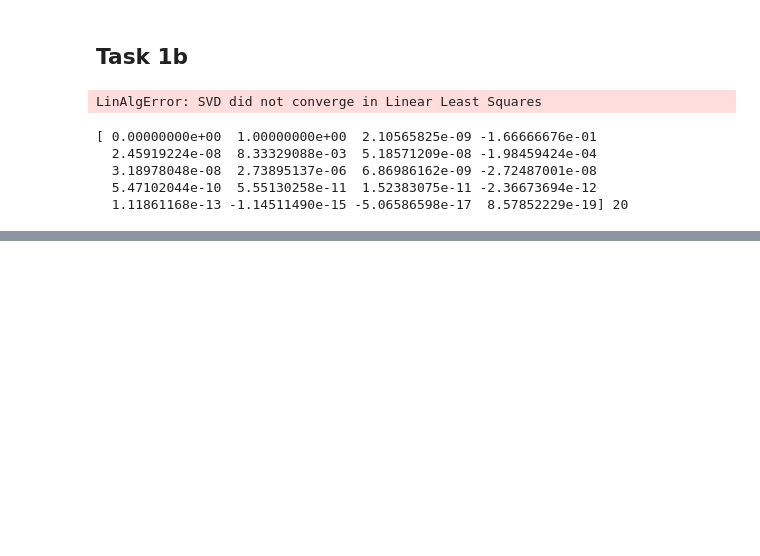
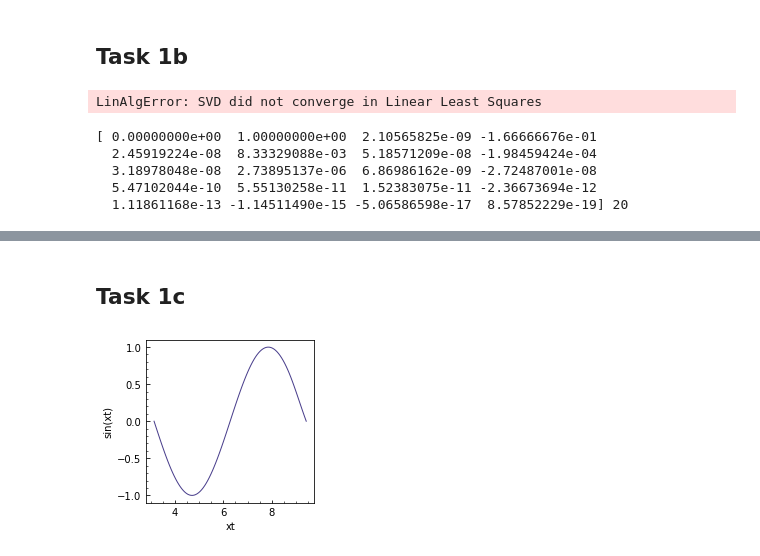
Before and after one commit to sadiess/a211w20, a Jupyter notebook: SeddonStettler_HW02.ipynb, the cells around one changed output, grey strips where cells are left out. Cells and saved outputs as stored; diff of their text form; code cells hidden in the pictures; blank space fills up the shorter version.

```diff
--- a/SeddonStettler_HW02.ipynb
+++ b/SeddonStettler_HW02.ipynb
@@ -83,0 +88,2 @@ plot_line_points(lkt, poly_int, xlabel=r'$x$', ylabel=r'$f(x)$', figsize=4)
+# %% [markdown]
+## Task 1c
@@ -83,0 +138,39 @@ plot_line_points(lkt, poly_int, xlabel=r'$x$', ylabel=r'$f(x)$', figsize=4)
+# %%
+def cubic_spline(xt, xi, a, b, c, d):
+    """
+    piecewise linear approximation of f(x) given input of tabulated values of xi and fi
+    note that xi are expected in ascending order
+
+    Returns:
+        vector of spline values at test points x
+
+    """
+    n = np.size(xi) - 1
+    fxt = np.empty_like(xt)
+    fpxt = np.empty_like(xt)
+    fppxt = np.empty_like(xt)
+    fpppxt = np.empty_like(xt)
+    fintxt = np.empty_like(xt)
+    for j, x in enumerate(xt):
+        for i in range(n):
+            if (x >= xi[i]) and (x <= xi[i+1]):
+                dx = x - xi[i]
+                fxt[j] = a[i] + dx*(b[i] + c[i]*dx + d[i]*dx*dx)
+                fpxt[j] = b[i] + dx*(2*c[i] + 3*d[i]*dx)
+                fppxt[j] = (2*c[i]) + (6*d[i]*dx)
+                fpppxt[j] = 6*d[i]
+                fintxt = (a[i]*dx) + (0.5*b[i]*dx*dx) + ((1/3)*c[i]*dx*dx*dx) + (0.25*d[i]*dx*dx*dx*dx)
+
+    return fxt, fpxt, fppxt, fpppxt, fintxt
+# %%
+xt = np.linspace(np.pi, 3*np.pi,10)
+xtest = np.linspace(np.pi, 3*np.pi, 100)
+sinxt = np.sin(xt)
+# %%
+a, b, c, d = cubic_spline_coefficients(xt, sinxt)
+spline_int, sinxp, sinxpp, sinxppp, sinxint = cubic_spline(xtest, xt, a, b, c, d)
+# %%
+plot_line_points(xtest, spline_int,
+                 xlabel=r'xt', ylabel=r'sin(xt)', figsize=3)
+# %% [output]
+[figure, added]
```
Also changed, not shown: parts of 14 cells of this notebook.
